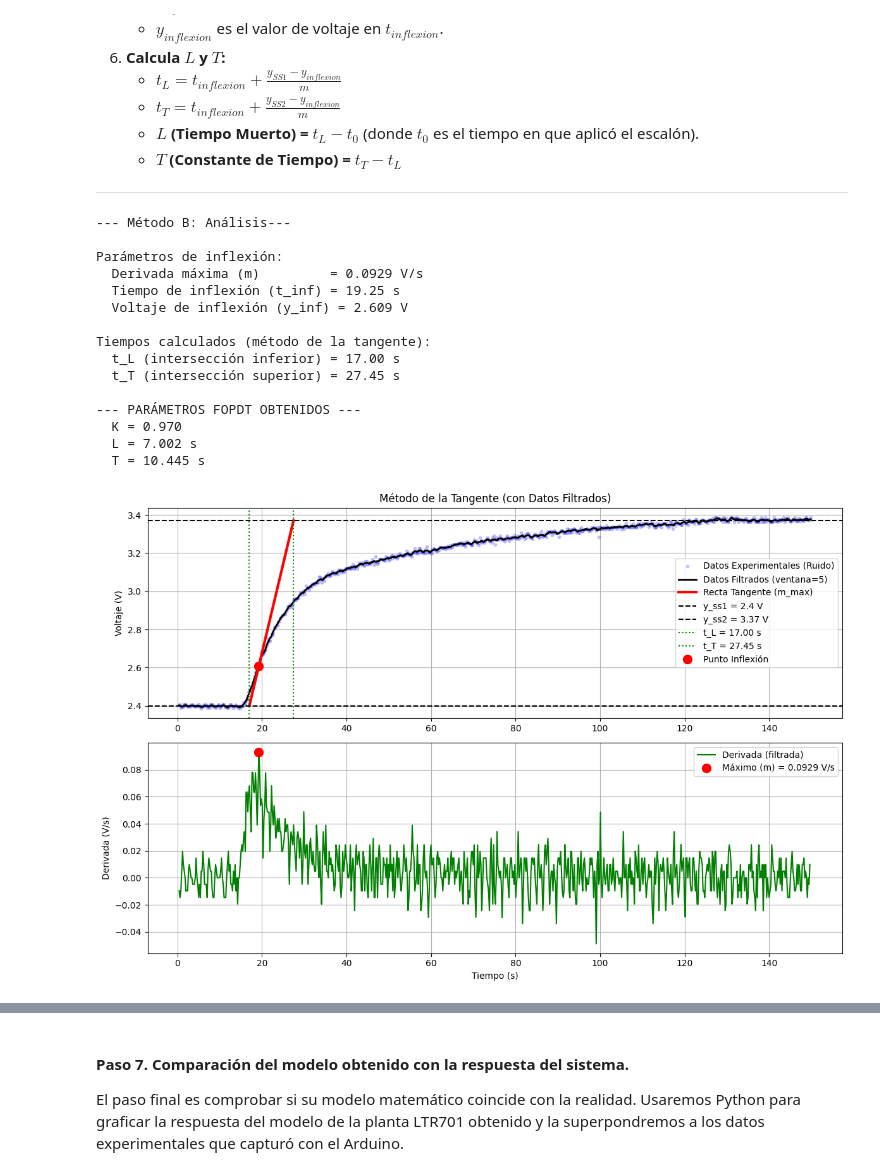
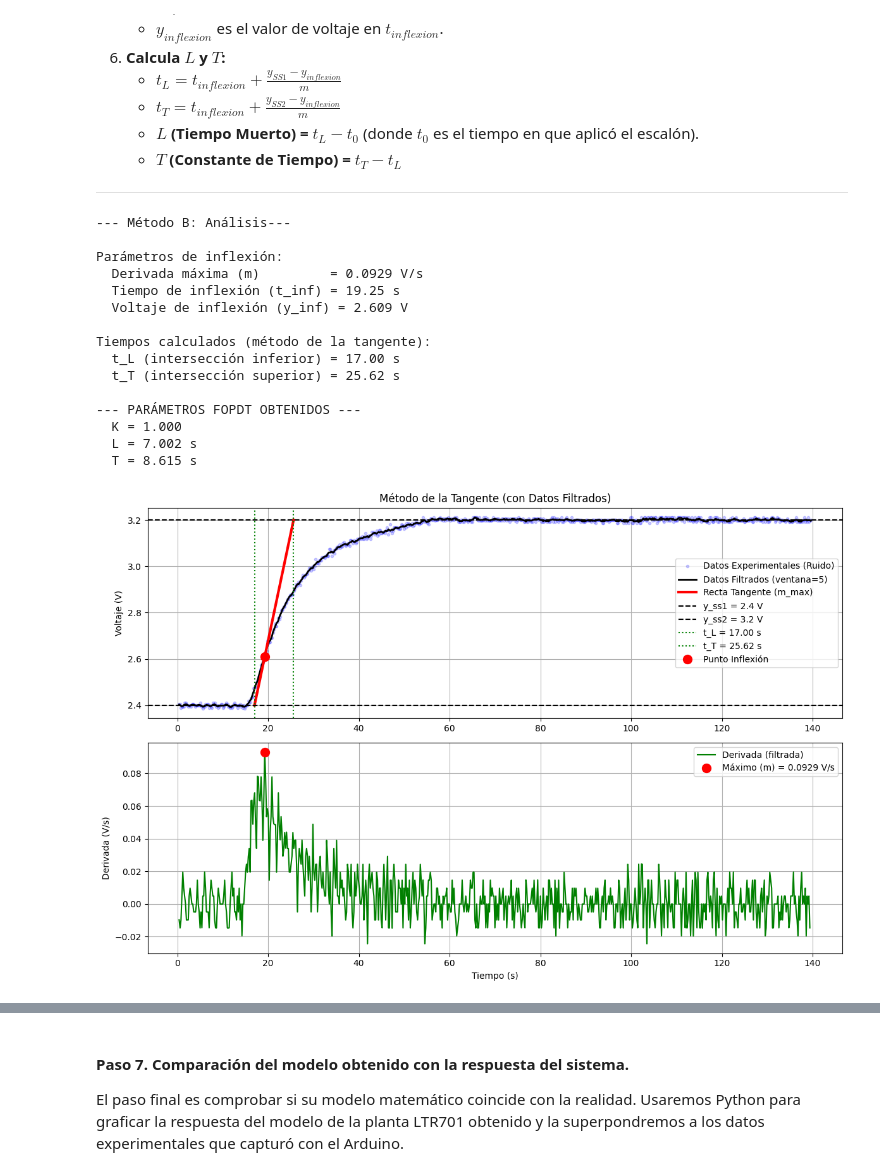
Before and after one commit to migueamv/Control-Clasico, a Jupyter notebook: Practicas/P_3_01_Modelado_sistema_LTR701.ipynb, the cells around one changed output, grey strips where cells are left out. Saved outputs shown, nothing was run; the diff lists cells and outputs as text; code cells hidden in the pictures.

```diff
--- a/Practicas/P_3_01_Modelado_sistema_LTR701.ipynb
+++ b/Practicas/P_3_01_Modelado_sistema_LTR701.ipynb
@@ -197,8 +197,8 @@ nombre_archivo = 'datos_curva_s.txt'
 
 # --- Parámetros del experimento (REEMPLAZAR CON SUS VALORES) ---
 y_ss1 = 2.4     # Voltaje de estado estacionario inicia.
-y_ss2 = 3.37     # Voltaje de estado estacionario final.
-delta_u = 1.0    # Cambio en la entrada.
+y_ss2 = 3.2     # Voltaje de estado estacionario final.
+delta_u = 0.8    # Cambio en la entrada.
 
 # --- Tiempo del escalón (REEMPLAZAR CON SUS VALORES) ---
 # Es el primer valor de tiempo que el Monitor Serie imprime inmediatamente después de que aparece el mensaje --- ESCALÓN APLICADO (40%) ---
@@ -316,37 +316,37 @@ try:
     ax2.plot(t_derivada, derivada, 'g-', label='Derivada (filtrada)')
     ax2.plot(t_inflexion, m, 'ro', markersize=10, label=f'Máximo (m) = {m:.4f} V/s')
     ax2.set_xlabel('Tiempo (s)')
     ax2.set_ylabel('Derivada (V/s)')
     ax2.legend()
     ax2.grid(True)
 
     plt.tight_layout()
     plt.show()
 
 
 except FileNotFoundError:
     print(f"Error: No se encontró el archivo '{nombre_archivo}'")
     print("Por favor, asegúrese que el archivo .txt está en la misma carpeta que el script.")
 
 except Exception as e:
     print(f"Ha ocurrido un error inesperado: {e}")
 # %% [output]
 --- Método B: Análisis---
 
 Parámetros de inflexión:
   Derivada máxima (m)         = 0.0929 V/s
   Tiempo de inflexión (t_inf) = 19.25 s
   Voltaje de inflexión (y_inf) = 2.609 V
 
 Tiempos calculados (método de la tangente):
   t_L (intersección inferior) = 17.00 s
-  t_T (intersección superior) = 27.45 s
+  t_T (intersección superior) = 25.62 s
 
 --- PARÁMETROS FOPDT OBTENIDOS ---
-  K = 0.970
+  K = 1.000
   L = 7.002 s
-  T = 10.445 s
+  T = 8.615 s
-[figure, old version]
+[figure, new version]
 # %% [markdown]
 #### Paso 6. Obtención de la Función de Transferencia.
 
```
Also changed, not shown: parts of 2 cells of this notebook, 4 other files.
